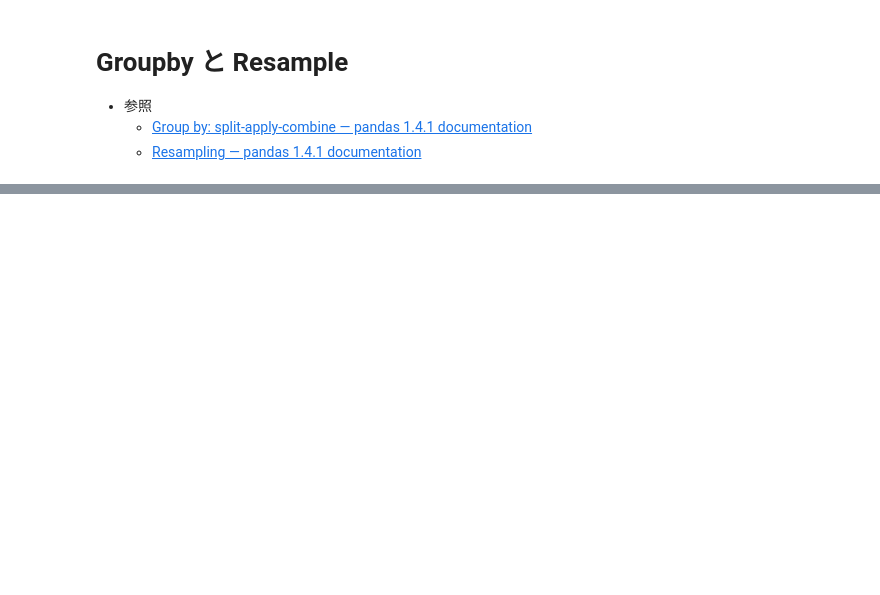
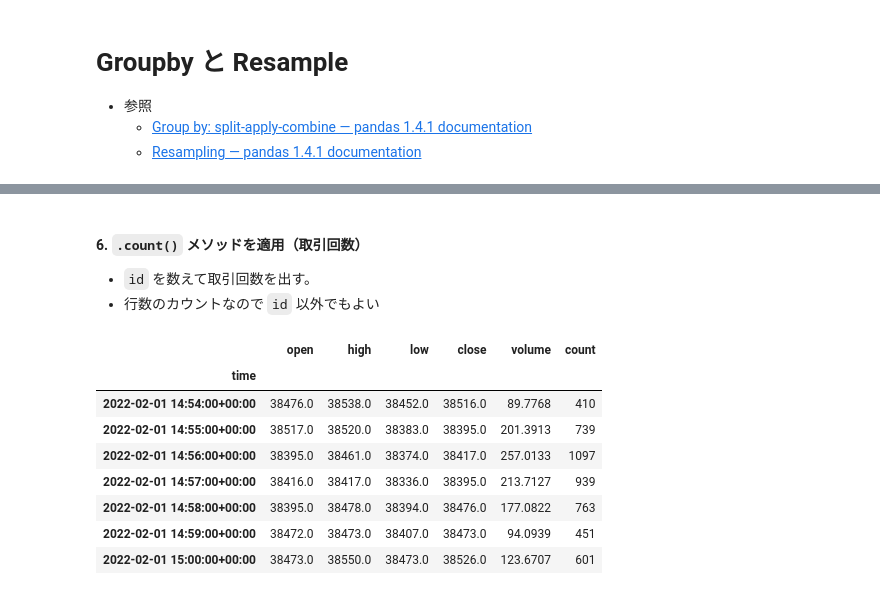
Before and after one commit to fin-py/botter4pandas, a Jupyter notebook: resample.ipynb, the cells around one changed output, grey strips where cells are left out. Saved outputs shown, nothing was run; the diff lists cells and outputs as text; code cells hidden in the pictures; blank space fills up the shorter version.

```diff
--- a/resample.ipynb
+++ b/resample.ipynb
@@ -111,0 +322,4 @@ df
+# %%
+rule = "1min"
+df_resampled = df.resample(rule, label="right")
+df_resampled
@@ -111,0 +333,3 @@ df
+# %%
+df_ohlc = df_resampled["price"].ohlc()
+df_ohlc
@@ -111,0 +373,3 @@ df
+# %%
+df_ohlc["volume"] = df_resampled["size"].sum()
+df_ohlc
@@ -111,0 +386,18 @@ df
+# %% [markdown]
+#### 6. `.count()` メソッドを適用（取引回数）
+
+- `id` を数えて取引回数を出す。
+- 行数のカウントなので `id` 以外でもよい
+# %%
+df_ohlc["count"] = df_resampled["id"].count()
+df_ohlc
+# %% [output]
+|  | open | high | low | close | volume | count |
+| time |  |  |  |  |  |  |
+| 2022-02-01 14:54:00+00:00 | 38476.0 | 38538.0 | 38452.0 | 38516.0 | 89.7768 | 410 |
+| 2022-02-01 14:55:00+00:00 | 38517.0 | 38520.0 | 38383.0 | 38395.0 | 201.3913 | 739 |
+| 2022-02-01 14:56:00+00:00 | 38395.0 | 38461.0 | 38374.0 | 38417.0 | 257.0133 | 1097 |
+| 2022-02-01 14:57:00+00:00 | 38416.0 | 38417.0 | 38336.0 | 38395.0 | 213.7127 | 939 |
+| 2022-02-01 14:58:00+00:00 | 38395.0 | 38478.0 | 38394.0 | 38476.0 | 177.0822 | 763 |
+| 2022-02-01 14:59:00+00:00 | 38472.0 | 38473.0 | 38407.0 | 38473.0 | 94.0939 | 451 |
+| 2022-02-01 15:00:00+00:00 | 38473.0 | 38550.0 | 38473.0 | 38526.0 | 123.6707 | 601 |
```
Also changed, not shown: parts of 47 cells of this notebook.
